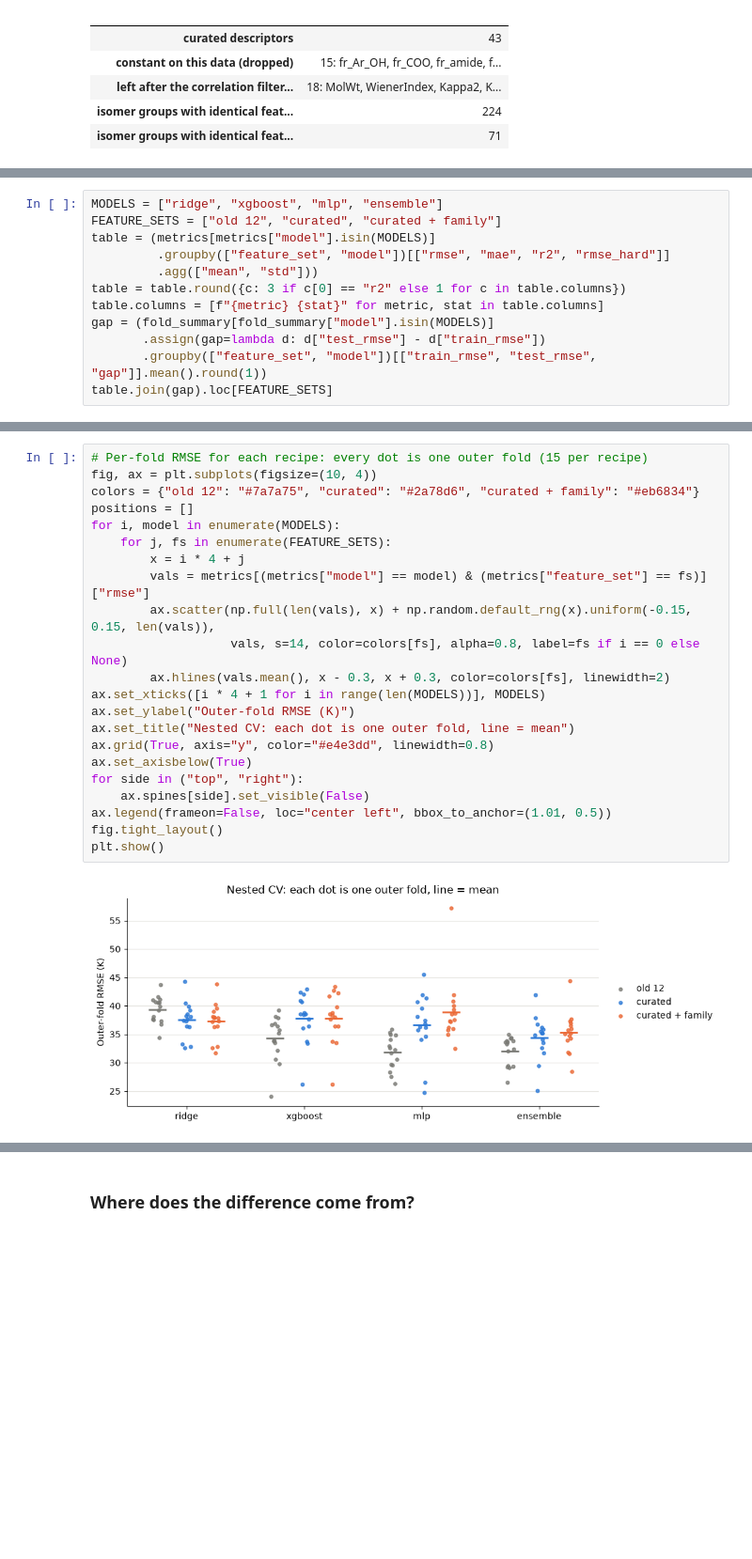
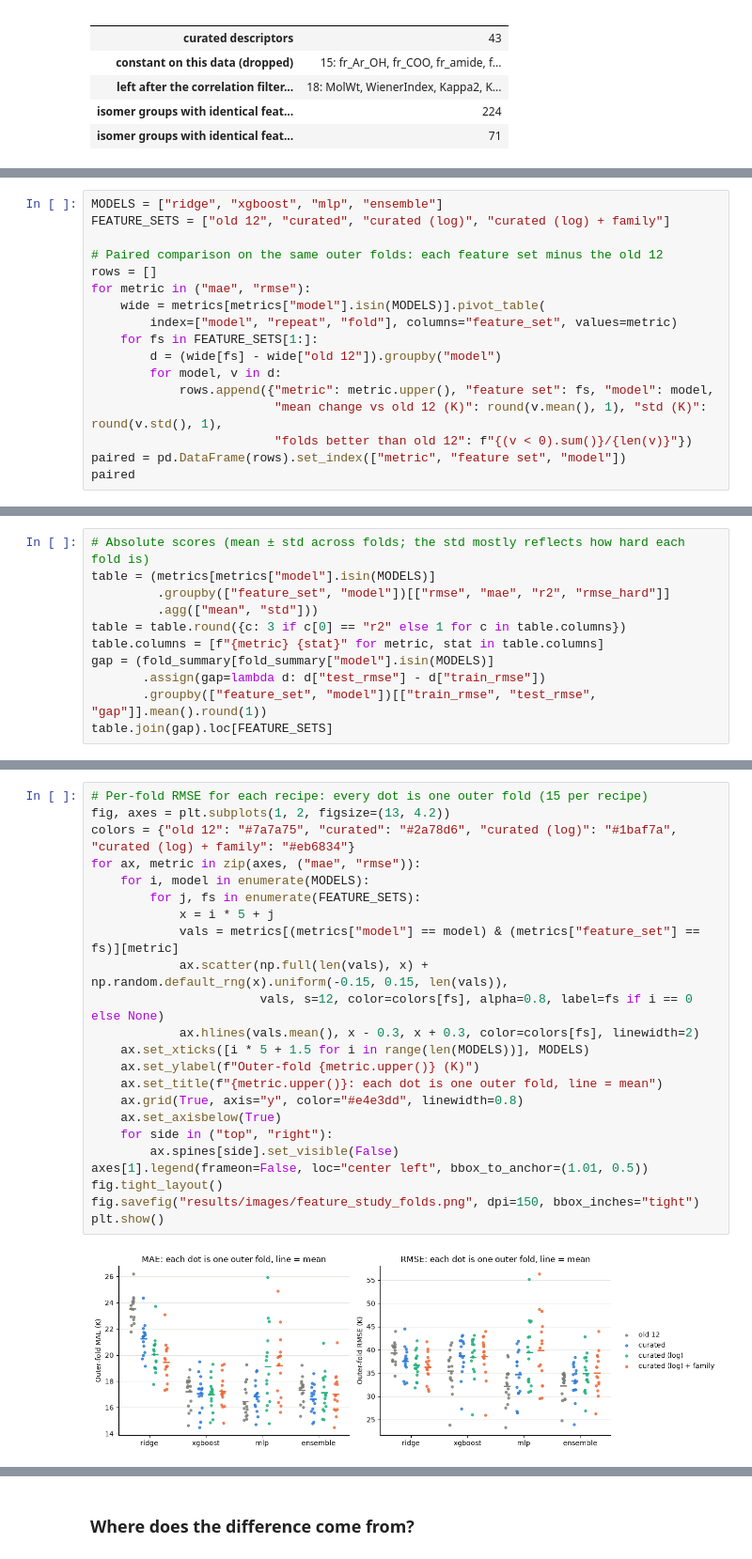
Before and after one commit to JShi12/Predict-Organic-Chemical-Boiling-Point, a Jupyter notebook: Boiling_Point_RDKit.ipynb, the cells around one changed output, grey strips where cells are left out. Shown at 94% size. Saved outputs shown, nothing was run; the diff lists cells and outputs as text; blank space fills up the shorter version.

```diff
--- a/Boiling_Point_RDKit.ipynb
+++ b/Boiling_Point_RDKit.ipynb
@@ -125,0 +131,17 @@ The 15 fold models only *measure*; they are discarded. Each recipe (feature set
+# %%
+MODELS = ["ridge", "xgboost", "mlp", "ensemble"]
+FEATURE_SETS = ["old 12", "curated", "curated (log)", "curated (log) + family"]
+
+# Paired comparison on the same outer folds: each feature set minus the old 12
+rows = []
+for metric in ("mae", "rmse"):
+    wide = metrics[metrics["model"].isin(MODELS)].pivot_table(
+        index=["model", "repeat", "fold"], columns="feature_set", values=metric)
+    for fs in FEATURE_SETS[1:]:
+        d = (wide[fs] - wide["old 12"]).groupby("model")
+        for model, v in d:
+            rows.append({"metric": metric.upper(), "feature set": fs, "model": model,
+                         "mean change vs old 12 (K)": round(v.mean(), 1), "std (K)": round(v.std(), 1),
+                         "folds better than old 12": f"{(v < 0).sum()}/{len(v)}"})
+paired = pd.DataFrame(rows).set_index(["metric", "feature set", "model"])
+paired
@@ -126,6 +167,5 @@ The 15 fold models only *measure*; they are discarded. Each recipe (feature set
 # %%
-MODELS = ["ridge", "xgboost", "mlp", "ensemble"]
-FEATURE_SETS = ["old 12", "curated", "curated + family"]
+# Absolute scores (mean ± std across folds; the std mostly reflects how hard each fold is)
 table = (metrics[metrics["model"].isin(MODELS)]
          .groupby(["feature_set", "model"])[["rmse", "mae", "r2", "rmse_hard"]]
          .agg(["mean", "std"]))
@@ -153,24 +197,25 @@ table.join(gap).loc[FEATURE_SETS]
 # %%
 # Per-fold RMSE for each recipe: every dot is one outer fold (15 per recipe)
-fig, ax = plt.subplots(figsize=(10, 4))
-colors = {"old 12": "#7a7a75", "curated": "#2a78d6", "curated + family": "#eb6834"}
-positions = []
-for i, model in enumerate(MODELS):
-    for j, fs in enumerate(FEATURE_SETS):
-        x = i * 4 + j
-        vals = metrics[(metrics["model"] == model) & (metrics["feature_set"] == fs)]["rmse"]
-        ax.scatter(np.full(len(vals), x) + np.random.default_rng(x).uniform(-0.15, 0.15, len(vals)),
-                   vals, s=14, color=colors[fs], alpha=0.8, label=fs if i == 0 else None)
-        ax.hlines(vals.mean(), x - 0.3, x + 0.3, color=colors[fs], linewidth=2)
-ax.set_xticks([i * 4 + 1 for i in range(len(MODELS))], MODELS)
-ax.set_ylabel("Outer-fold RMSE (K)")
-ax.set_title("Nested CV: each dot is one outer fold, line = mean")
-ax.grid(True, axis="y", color="#e4e3dd", linewidth=0.8)
-ax.set_axisbelow(True)
-for side in ("top", "right"):
-    ax.spines[side].set_visible(False)
-ax.legend(frameon=False, loc="center left", bbox_to_anchor=(1.01, 0.5))
+fig, axes = plt.subplots(1, 2, figsize=(13, 4.2))
+colors = {"old 12": "#7a7a75", "curated": "#2a78d6", "curated (log)": "#1baf7a", "curated (log) + family": "#eb6834"}
+for ax, metric in zip(axes, ("mae", "rmse")):
+    for i, model in enumerate(MODELS):
+        for j, fs in enumerate(FEATURE_SETS):
+            x = i * 5 + j
+            vals = metrics[(metrics["model"] == model) & (metrics["feature_set"] == fs)][metric]
+            ax.scatter(np.full(len(vals), x) + np.random.default_rng(x).uniform(-0.15, 0.15, len(vals)),
+                       vals, s=12, color=colors[fs], alpha=0.8, label=fs if i == 0 else None)
+            ax.hlines(vals.mean(), x - 0.3, x + 0.3, color=colors[fs], linewidth=2)
+    ax.set_xticks([i * 5 + 1.5 for i in range(len(MODELS))], MODELS)
+    ax.set_ylabel(f"Outer-fold {metric.upper()} (K)")
+    ax.set_title(f"{metric.upper()}: each dot is one outer fold, line = mean")
+    ax.grid(True, axis="y", color="#e4e3dd", linewidth=0.8)
+    ax.set_axisbelow(True)
+    for side in ("top", "right"):
+        ax.spines[side].set_visible(False)
+axes[1].legend(frameon=False, loc="center left", bbox_to_anchor=(1.01, 0.5))
 fig.tight_layout()
+fig.savefig("results/images/feature_study_folds.png", dpi=150, bbox_inches="tight")
 plt.show()
 # %% [output]
-[figure, old version]
+[figure, new version]
```
Also changed, not shown: parts of 23 cells of this notebook, 10 other files.
